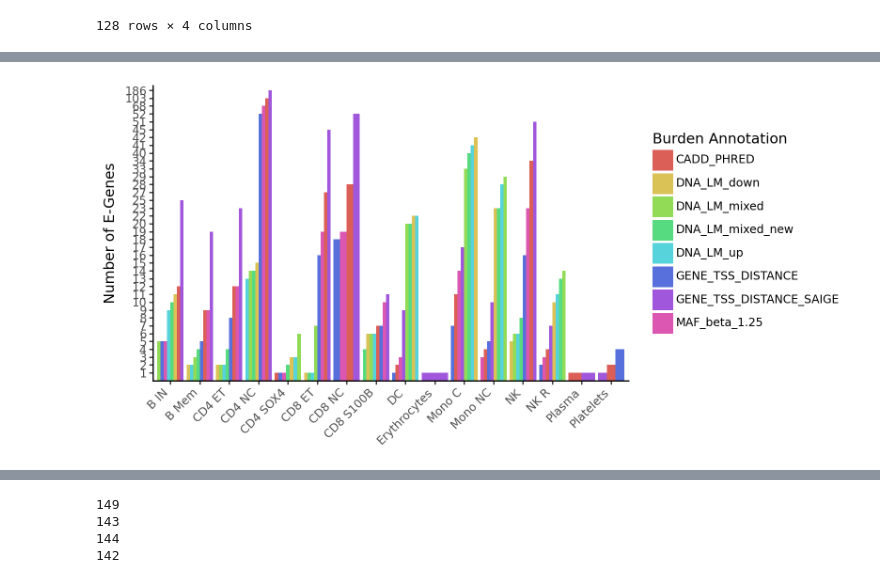
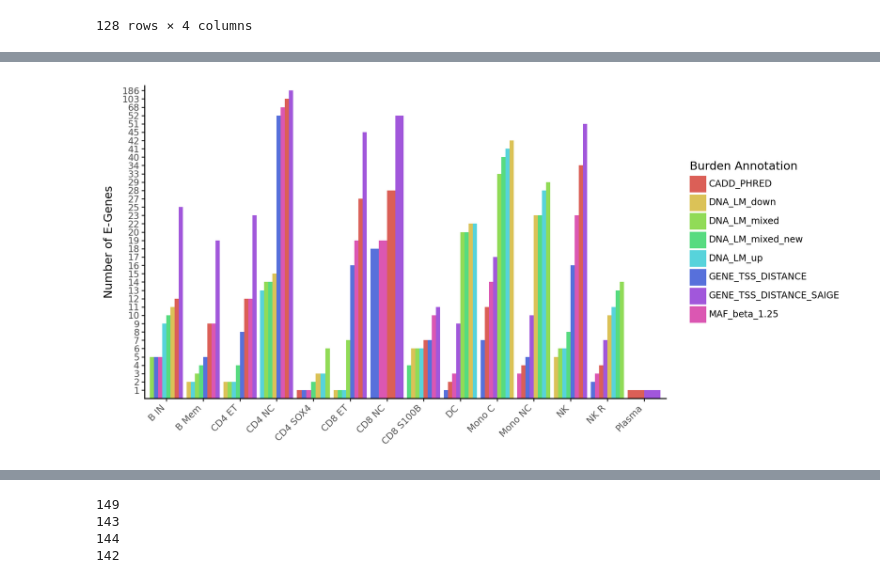
Before and after one commit to theislab/cellink, a Jupyter notebook: docs/notebooks/eval_results_NewDNALM.ipynb, the cells around one changed output, grey strips where cells are left out. Drawn from its saved outputs; the diff is of its cells as text; code cells hidden in the pictures.

```diff
--- a/docs/notebooks/eval_results_NewDNALM.ipynb
+++ b/docs/notebooks/eval_results_NewDNALM.ipynb
@@ -143,7 +143,7 @@ def plot_egenes(df_to_plot):
         + theme_classic()  # Optional: use a clean theme
         + theme(
             axis_text_x=element_text(angle=45, hjust=1, vjust=1),
-            figure_size=(8, 4)
+            figure_size=(10, 5)
         )
         + labs(
             y="Number of E-Genes",
@@ -237,5 +237,5 @@ df_to_plot_comb
 | 127 | Erythrocytes | DNA_LM_mixed_new | 0 | Erythrocytes_DNA_LM_mixed |
 128 rows × 4 columns
 # %%
-plot_egenes(df_to_plot_comb)
+plot_egenes(df_to_plot_comb[~df_to_plot_comb["celltype"].isin(["Platelets", "Erythrocytes"])])
 # %% [output]
@@ -243,3 +243,3 @@ plot_egenes(df_to_plot_comb)
-[figure, old version]
+[figure, new version]
 # %%
 new_vs_old =df_to_plot_comb[df_to_plot_comb["annotation"].isin(["DNA_LM_mixed",
```
Also changed, not shown: parts of 10 cells of this notebook, 2 other files.
